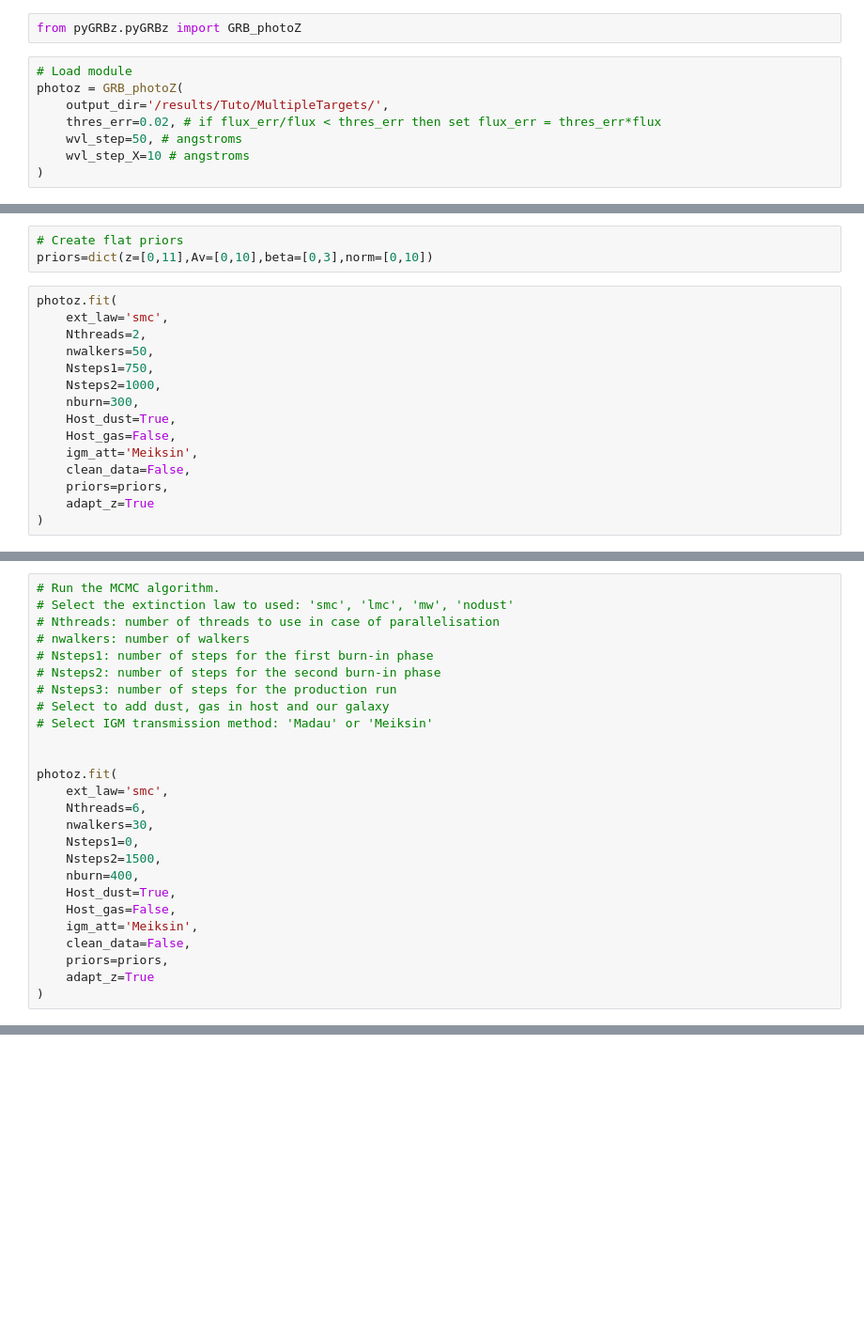
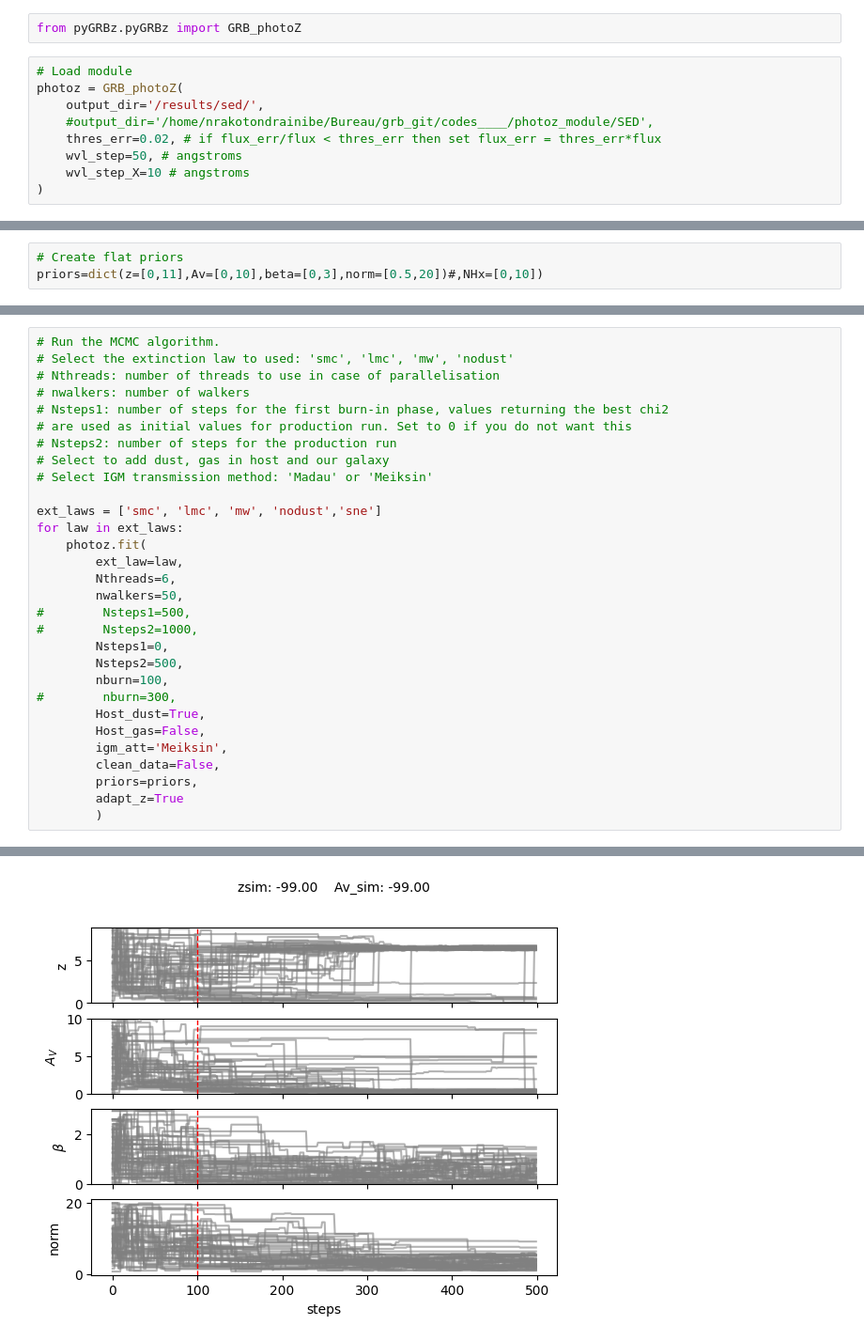
Before and after one commit to nyavorak/zmodule, a Jupyter notebook: multipletargets_photoz.ipynb, the cells around one changed output, grey strips where cells are left out. Shown at 94% size. Drawn from its saved outputs; the diff is of its cells as text; blank space fills up the shorter version.

```diff
--- a/multipletargets_photoz.ipynb
+++ b/multipletargets_photoz.ipynb
@@ -14,7 +20,8 @@ from pyGRBz.pyGRBz import GRB_photoZ
 # %%
 # Load module
 photoz = GRB_photoZ(
-    output_dir='/results/Tuto/MultipleTargets/',
+    output_dir='/results/sed/',
+    #output_dir='/home/nrakotondrainibe/Bureau/grb_git/codes____/photoz_module/SED',
     thres_err=0.02, # if flux_err/flux < thres_err then set flux_err = thres_err*flux
     wvl_step=50, # angstroms
     wvl_step_X=10 # angstroms
@@ -107,18 +104,3 @@ GRB120922A           5400.0   Ks 18.63      0.1        AB
 # %%
 # Create flat priors
-priors=dict(z=[0,11],Av=[0,10],beta=[0,3],norm=[0,10])
+priors=dict(z=[0,11],Av=[0,10],beta=[0,3],norm=[0.5,20])#,NHx=[0,10])
-# %%
-photoz.fit(
-    ext_law='smc',
-    Nthreads=2,
-    nwalkers=50,
-    Nsteps1=750,
-    Nsteps2=1000,
-    nburn=300,
-    Host_dust=True,
-    Host_gas=False,
-    igm_att='Meiksin',
-    clean_data=False,
-    priors=priors,
-    adapt_z=True
-)
@@ -180,27 +109,31 @@ Running burn-in
 # Select the extinction law to used: 'smc', 'lmc', 'mw', 'nodust'
 # Nthreads: number of threads to use in case of parallelisation
 # nwalkers: number of walkers
-# Nsteps1: number of steps for the first burn-in phase
-# Nsteps2: number of steps for the second burn-in phase
-# Nsteps3: number of steps for the production run
+# Nsteps1: number of steps for the first burn-in phase, values returning the best chi2
+# are used as initial values for production run. Set to 0 if you do not want this
+# Nsteps2: number of steps for the production run
 # Select to add dust, gas in host and our galaxy
 # Select IGM transmission method: 'Madau' or 'Meiksin'
 
-
-photoz.fit(
-    ext_law='smc',
-    Nthreads=6,
-    nwalkers=30,
-    Nsteps1=0,
-    Nsteps2=1500,
-    nburn=400,
-    Host_dust=True,
-    Host_gas=False,
-    igm_att='Meiksin',
-    clean_data=False,
-    priors=priors,
-    adapt_z=True
-)
+ext_laws = ['smc', 'lmc', 'mw', 'nodust','sne']
+for law in ext_laws:
+    photoz.fit(
+        ext_law=law,
+        Nthreads=6,
+        nwalkers=50,
+#        Nsteps1=500,
+#        Nsteps2=1000,
+        Nsteps1=0,
+        Nsteps2=500,
+        nburn=100,
+#        nburn=300,
+        Host_dust=True,
+        Host_gas=False,
+        igm_att='Meiksin',
+        clean_data=False,
+        priors=priors,
+        adapt_z=True
+        )
 # %% [output]
 Fit 1/2          Object: GRB050904
 
@@ -238,0 +168 @@ norm: 2.911 +6.444 -1.919
+[figure, added]
```
Also changed, not shown: parts of 17 cells of this notebook, 2 other files.
